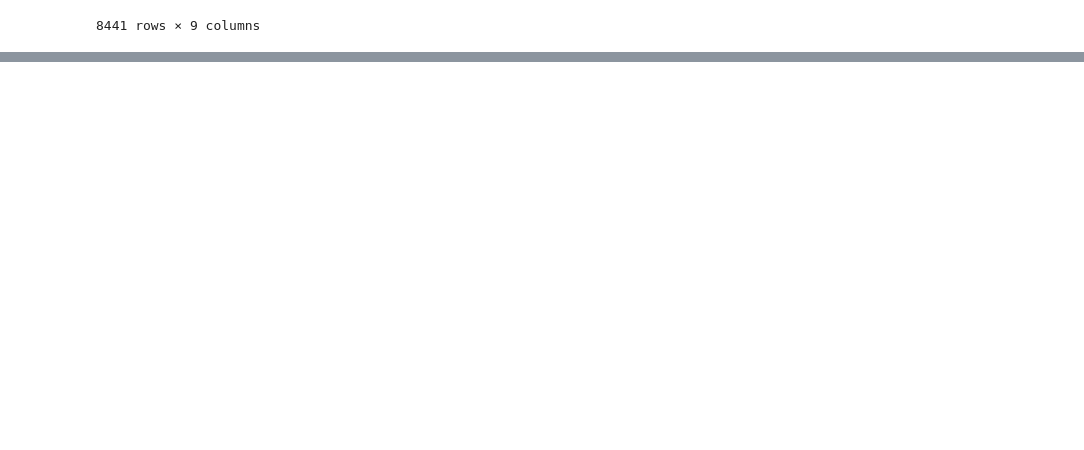
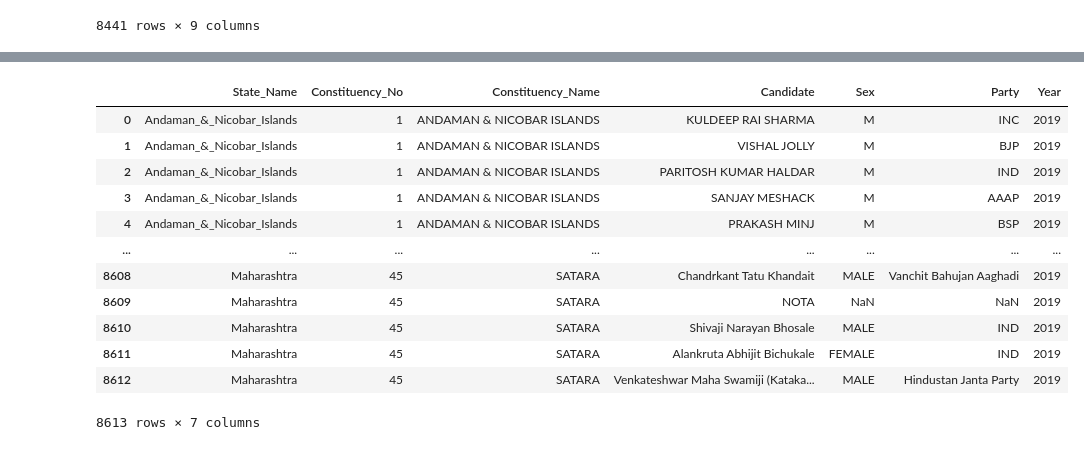
Before and after one commit to ujjwaltyagi2000/manthan, a Jupyter notebook: notebooks/4-data-cleaning.ipynb, the cells around one changed output, grey strips where cells are left out. Cells and saved outputs as stored; diff of their text form; code cells hidden in the pictures; blank space fills up the shorter version.

```diff
--- a/notebooks/4-data-cleaning.ipynb
+++ b/notebooks/4-data-cleaning.ipynb
@@ -385,0 +469,18 @@ cand_list_2024.to_csv("../data/processed/candidates_list_2024.csv, index=False")
+# %%
+cand_list_2019 = cand_list_2019[cand_list_2019['Year'] == 2019]
+# %%
+cand_list_2019
+# %% [output]
+|  | State_Name | Constituency_No | Constituency_Name | Candidate | Sex | Party | Year |
+| 0 | Andaman_&_Nicobar_Islands | 1 | ANDAMAN & NICOBAR ISLANDS | KULDEEP RAI SHARMA | M | INC | 2019 |
+| 1 | Andaman_&_Nicobar_Islands | 1 | ANDAMAN & NICOBAR ISLANDS | VISHAL JOLLY | M | BJP | 2019 |
+| 2 | Andaman_&_Nicobar_Islands | 1 | ANDAMAN & NICOBAR ISLANDS | PARITOSH KUMAR HALDAR | M | IND | 2019 |
+| 3 | Andaman_&_Nicobar_Islands | 1 | ANDAMAN & NICOBAR ISLANDS | SANJAY MESHACK | M | AAAP | 2019 |
+| 4 | Andaman_&_Nicobar_Islands | 1 | ANDAMAN & NICOBAR ISLANDS | PRAKASH MINJ | M | BSP | 2019 |
+| ... | ... | ... | ... | ... | ... | ... | ... |
+| 8608 | Maharashtra | 45 | SATARA | Chandrkant Tatu Khandait | MALE | Vanchit Bahujan Aaghadi | 2019 |
+| 8609 | Maharashtra | 45 | SATARA | NOTA | NaN | NaN | 2019 |
+| 8610 | Maharashtra | 45 | SATARA | Shivaji Narayan Bhosale | MALE | IND | 2019 |
+| 8611 | Maharashtra | 45 | SATARA | Alankruta Abhijit Bichukale | FEMALE | IND | 2019 |
+| 8612 | Maharashtra | 45 | SATARA | Venkateshwar Maha Swamiji (Kataka... | MALE | Hindustan Janta Party | 2019 |
+8613 rows × 7 columns
```
Also changed, not shown: parts of 42 cells of this notebook.
